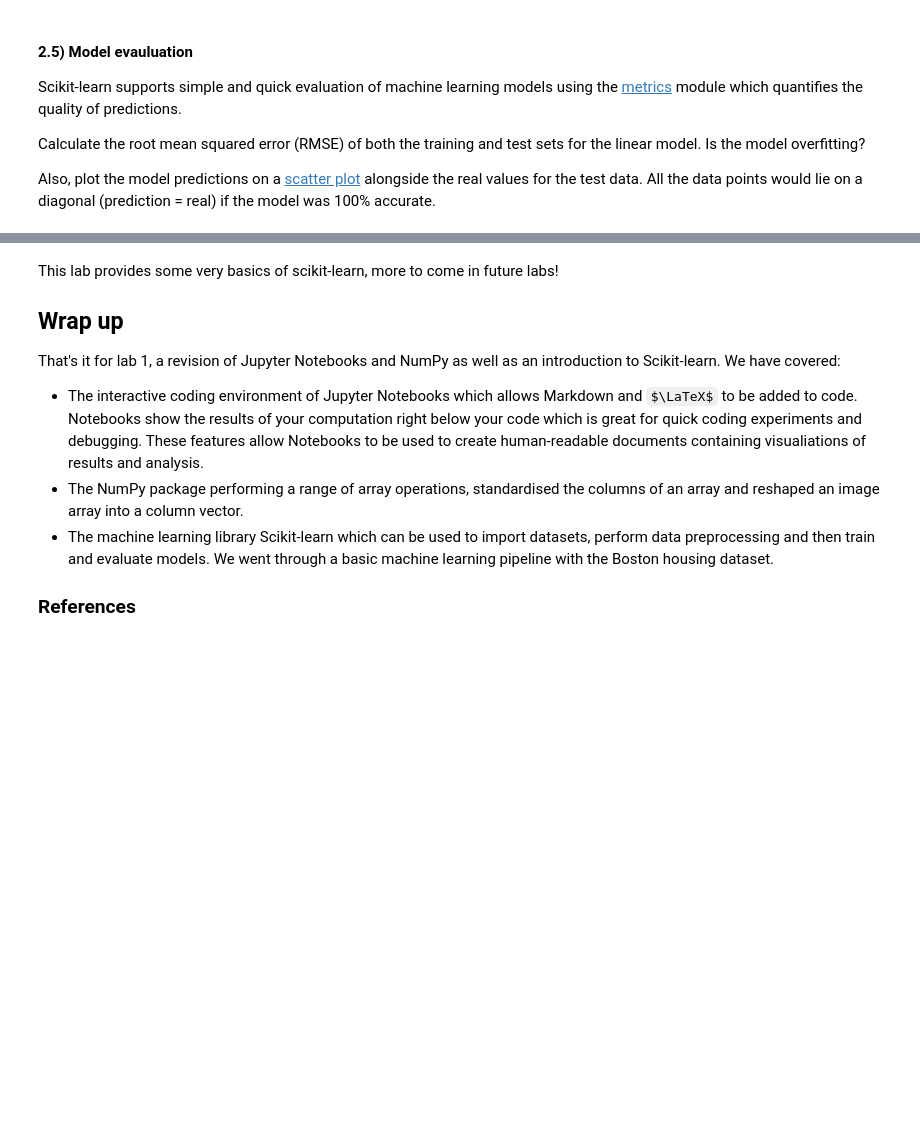
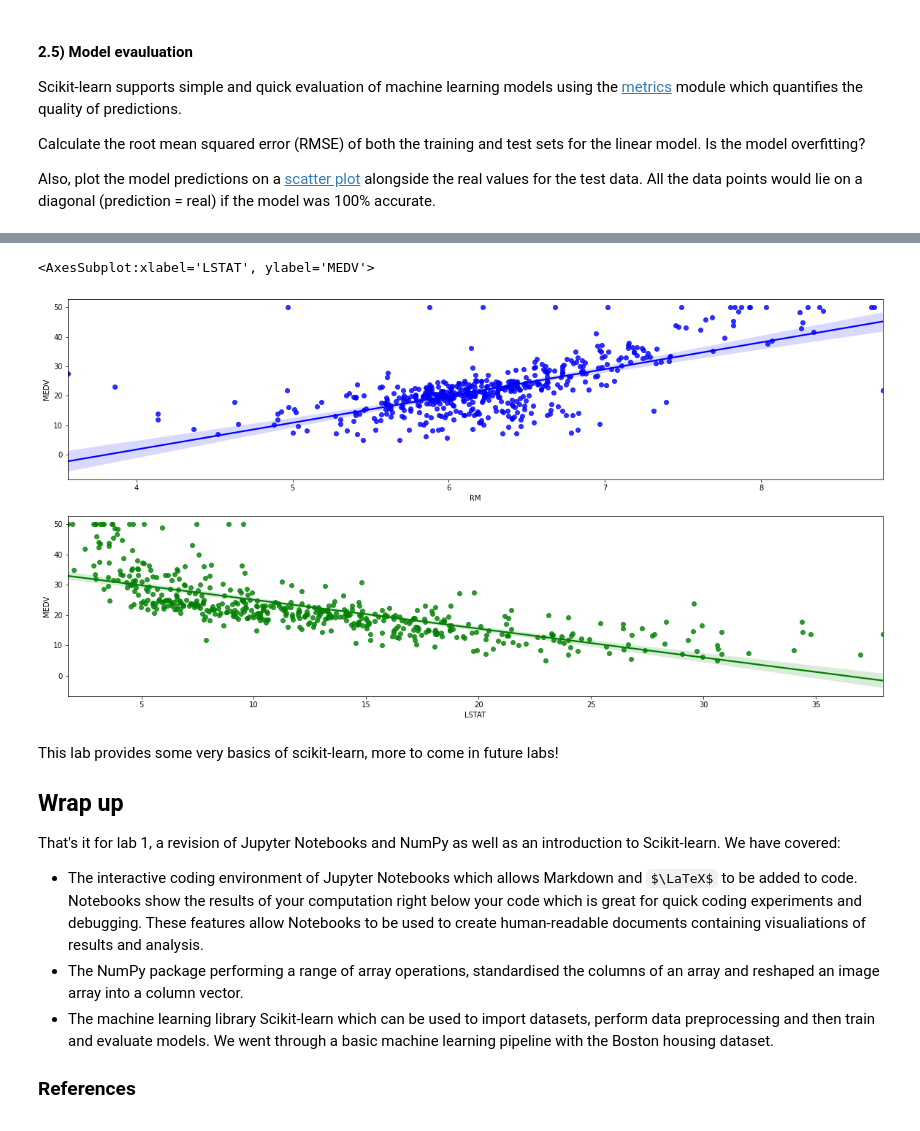
Before and after one commit to 7201krap/COMS30034_Machine-Learning-with-CW, a Jupyter notebook: lab1/lab1-intro_to_numpy_scikitlearn.ipynb, the cells around one changed output, grey strips where cells are left out. Saved outputs shown, nothing was run; the diff lists cells and outputs as text; code cells hidden in the pictures; some formulas as TeX source; blank space fills up the shorter version.

```diff
--- a/lab1/lab1-intro_to_numpy_scikitlearn.ipynb
+++ b/lab1/lab1-intro_to_numpy_scikitlearn.ipynb
@@ -467,7 +521,9 @@ Should the `random_state` parameter be specified for the `train_test_split` func
 # %%
+X = data.drop(labels=['MEDV'], axis = 1)
+y = data['MEDV']
 # write your code here
 # 코드를 넣어줄때는 pandas 데이터 프레임 형태로 넣어주면 된다.
-X_train, X_test, y_train, y_test = train_test_split(boston['data'], boston['target'], test_size=0.3, random_state=42)
+X_train, X_test, y_train, y_test = train_test_split(X, y, test_size=0.3, random_state=42)
 print(X_train.shape)
 print(X_test.shape)
 print(y_train.shape)
@@ -514,6 +570,10 @@ print('Mean squared error train-prediction: \n ==> ',
 
 print('Mean squared error test-prediction: \n ==> ',
       mean_squared_error(y_test, y_predict_test))
+
+fig, ax = plt.subplots(2,1, figsize=(20,10))
+sns.regplot(x= X['RM'], y= y, ax=ax[0], color='b')
+sns.regplot(x= X['LSTAT'], y=y, ax=ax[1], color='g')
 # %% [output]
 Mean squared error train-prediction:
  ==>  22.545481487421423
@@ -522,3 +582,5 @@ Mean squared error test-prediction:
+<AxesSubplot:xlabel='LSTAT', ylabel='MEDV'>
+[figure, added]
 # %% [markdown]
 This lab provides some very basics of scikit-learn, more to come in future labs!
 
```
Also changed, not shown: parts of 18 cells of this notebook.
